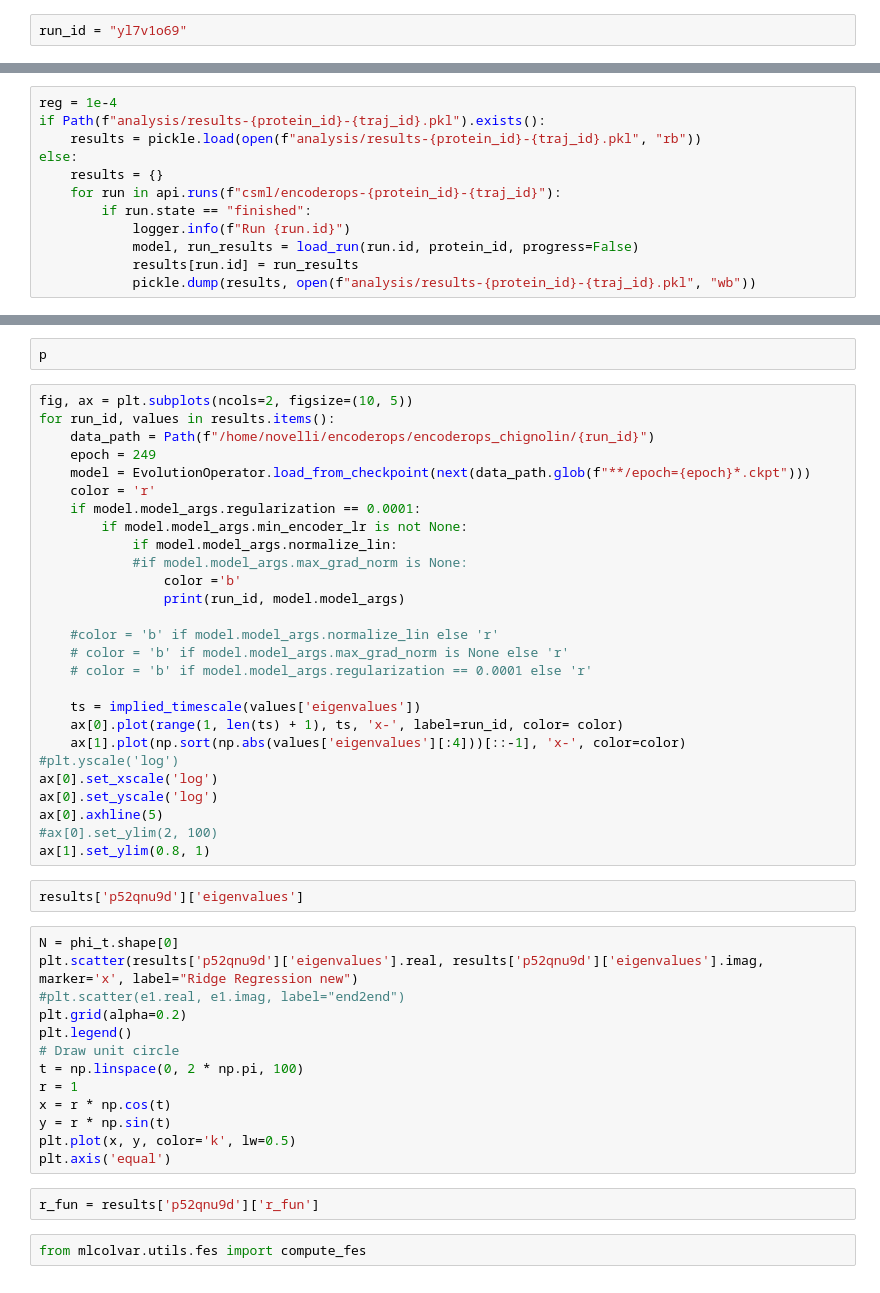
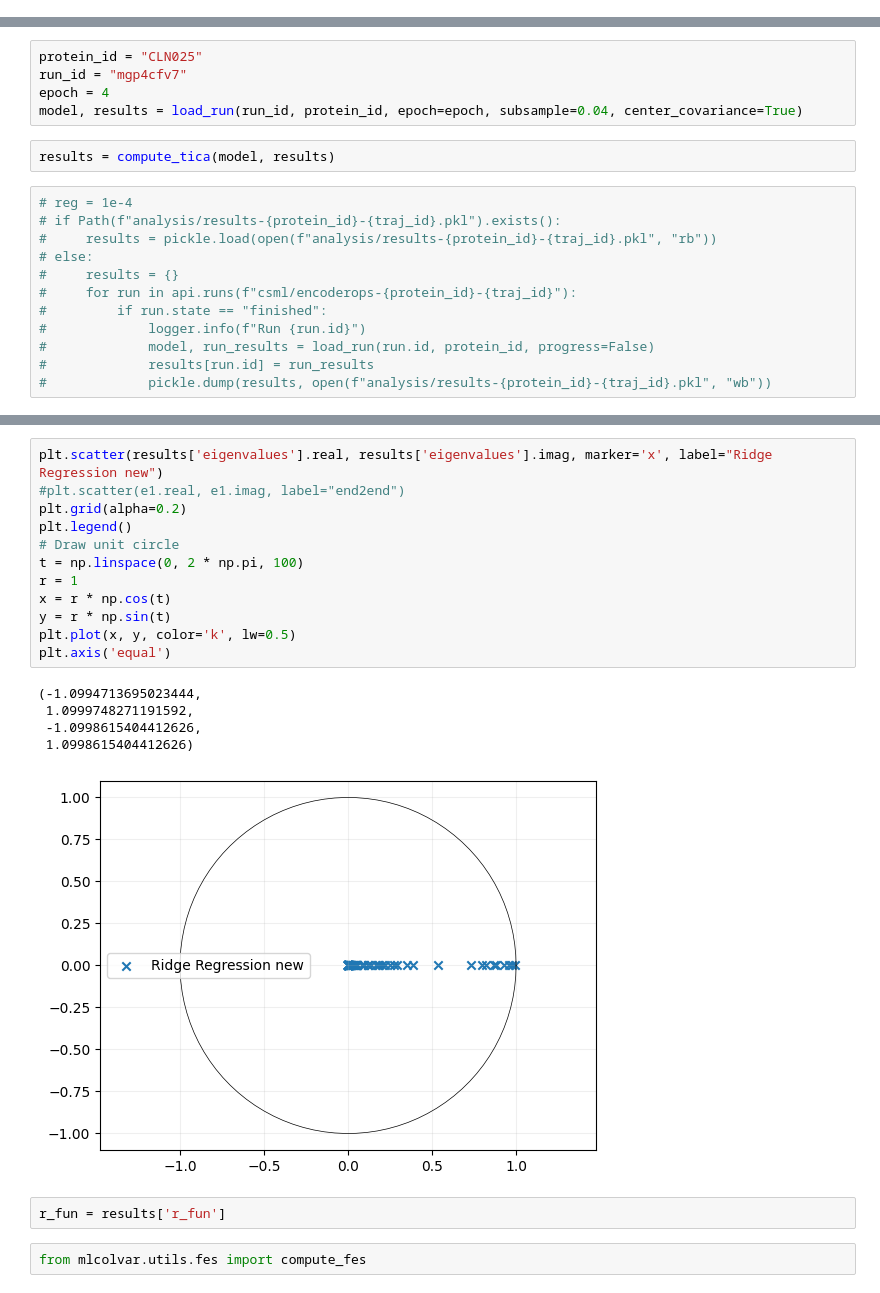
Before and after one commit to pietronvll/encoderops, a Jupyter notebook: scratch.ipynb, the cells around one changed output, grey strips where cells are left out. Saved outputs shown, nothing was run; the diff lists cells and outputs as text.

```diff
--- a/scratch.ipynb
+++ b/scratch.ipynb
@@ -42,3 +45 @@ for run in api.runs(f"csml/encoderops-{protein_id}-{traj_id}"):
-# %%
-run_id = "yl7v1o69"
 # %%
@@ -90,13 +96,20 @@ model, results = load_run(run_id, protein_id)
+# %%
+protein_id = "CLN025"
+run_id = "mgp4cfv7"
+epoch = 4
+model, results = load_run(run_id, protein_id, epoch=epoch, subsample=0.04, center_covariance=True)
+# %%
+results = compute_tica(model, results)
 # %%
-reg = 1e-4
-if Path(f"analysis/results-{protein_id}-{traj_id}.pkl").exists():
-    results = pickle.load(open(f"analysis/results-{protein_id}-{traj_id}.pkl", "rb"))
-else:
-    results = {}
-    for run in api.runs(f"csml/encoderops-{protein_id}-{traj_id}"):
-        if run.state == "finished":
-            logger.info(f"Run {run.id}")
-            model, run_results = load_run(run.id, protein_id, progress=False)
-            results[run.id] = run_results
-            pickle.dump(results, open(f"analysis/results-{protein_id}-{traj_id}.pkl", "wb"))
+# reg = 1e-4
+# if Path(f"analysis/results-{protein_id}-{traj_id}.pkl").exists():
+#     results = pickle.load(open(f"analysis/results-{protein_id}-{traj_id}.pkl", "rb"))
+# else:
+#     results = {}
+#     for run in api.runs(f"csml/encoderops-{protein_id}-{traj_id}"):
+#         if run.state == "finished":
+#             logger.info(f"Run {run.id}")
+#             model, run_results = load_run(run.id, protein_id, progress=False)
+#             results[run.id] = run_results
+#             pickle.dump(results, open(f"analysis/results-{protein_id}-{traj_id}.pkl", "wb"))
 # %%
@@ -124,49 +121,23 @@ G = torch.linalg.solve(cov_X, cov_XY)
-# %%
-p
-# %%
-fig, ax = plt.subplots(ncols=2, figsize=(10, 5))
-for run_id, values in results.items():
-    data_path = Path(f"/home/novelli/encoderops/encoderops_chignolin/{run_id}")
-    epoch = 249
-    model = EvolutionOperator.load_from_checkpoint(next(data_path.glob(f"**/epoch={epoch}*.ckpt")))
-    color = 'r'
-    if model.model_args.regularization == 0.0001:
-        if model.model_args.min_encoder_lr is not None:
-            if model.model_args.normalize_lin:
-            #if model.model_args.max_grad_norm is None:
-                color ='b'
-                print(run_id, model.model_args)
-
-    #color = 'b' if model.model_args.normalize_lin else 'r'
-    # color = 'b' if model.model_args.max_grad_norm is None else 'r'
-    # color = 'b' if model.model_args.regularization == 0.0001 else 'r'
-
-    ts = implied_timescale(values['eigenvalues'])
-    ax[0].plot(range(1, len(ts) + 1), ts, 'x-', label=run_id, color= color)
-    ax[1].plot(np.sort(np.abs(values['eigenvalues'][:4]))[::-1], 'x-', color=color)
-#plt.yscale('log')
-ax[0].set_xscale('log')
-ax[0].set_yscale('log')
-ax[0].axhline(5)
-#ax[0].set_ylim(2, 100)
-ax[1].set_ylim(0.8, 1)
-# %%
-results['p52qnu9d']['eigenvalues']
 # %%
-N = phi_t.shape[0]
-plt.scatter(results['p52qnu9d']['eigenvalues'].real, results['p52qnu9d']['eigenvalues'].imag, marker='x', label="Ridge Regression new")
+plt.scatter(results['eigenvalues'].real, results['eigenvalues'].imag, marker='x', label="Ridge Regression new")
 #plt.scatter(e1.real, e1.imag, label="end2end")
 plt.grid(alpha=0.2)
 plt.legend()
 # Draw unit circle
 t = np.linspace(0, 2 * np.pi, 100)
 r = 1
 x = r * np.cos(t)
 y = r * np.sin(t)
 plt.plot(x, y, color='k', lw=0.5)
 plt.axis('equal')
+# %% [output]
+(-1.0994713695023444,
+ 1.0999748271191592,
+ -1.0998615404412626,
+ 1.0998615404412626)
+[figure, added]
 # %%
-r_fun = results['p52qnu9d']['r_fun']
+r_fun = results['r_fun']
 # %%
 from mlcolvar.utils.fes import compute_fes
 # %%
```
Also changed, not shown: parts of 14 cells of this notebook, 1 other file.
